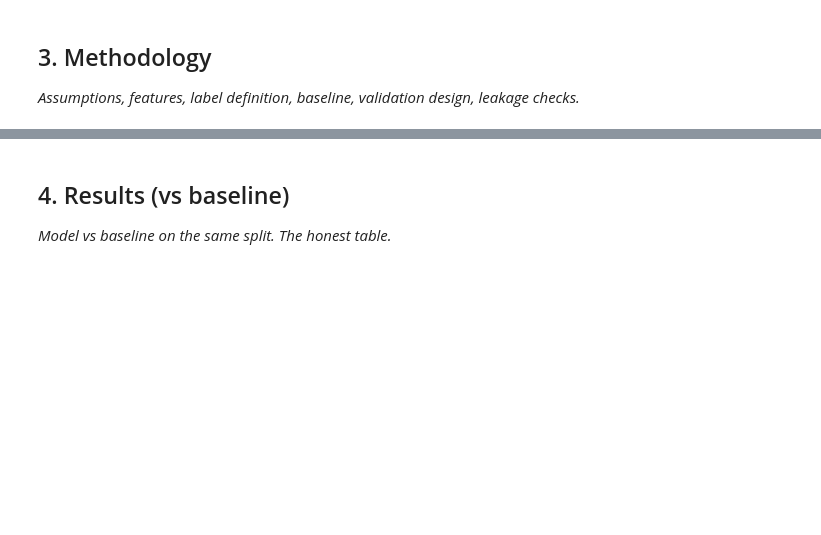
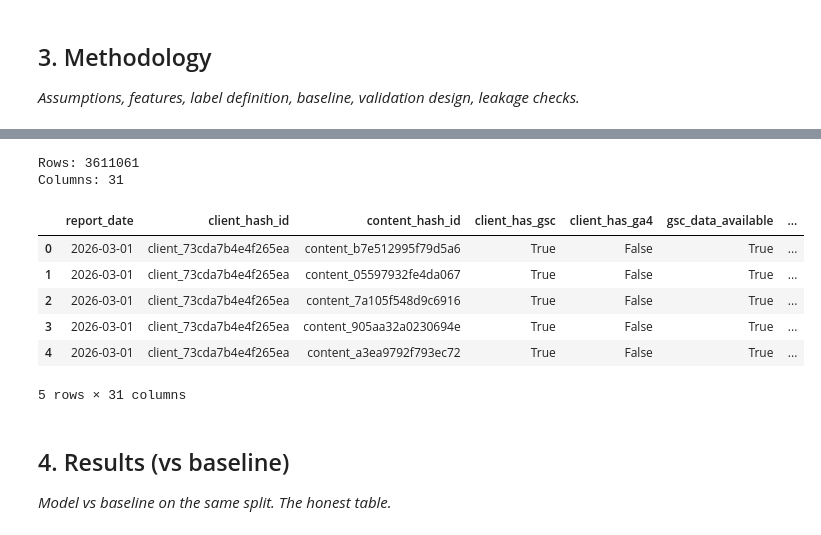
Before and after one commit to swiftcoder0/flyrank_intership_assignment, a Jupyter notebook: work/notebooks/capstone.ipynb, the cells around one changed output, grey strips where cells are left out. Drawn from its saved outputs; the diff is of its cells as text; code cells hidden in the pictures; blank space fills up the shorter version.

```diff
--- a/work/notebooks/capstone.ipynb
+++ b/work/notebooks/capstone.ipynb
@@ -21,3 +72,26 @@ This skeleton is yours to fill. Work the sections **in order** — each one has
+# %%
+
+march = con.sql("""
+    SELECT *
+    FROM read_parquet(
+        'hf://datasets/FlyRank/internship-warehouse/fact_content_daily_performance/month=2026-03/data_0.parquet'
+    )
+    WHERE gsc_data_available IS TRUE
+""").df()
+
+print("Rows:", len(march))
+print("Columns:", len(march.columns))
+march.head()
+# %% [output]
+Rows: 3611061
+Columns: 31
+|  | report_date | client_hash_id | content_hash_id | client_has_gsc | client_has_ga4 | gsc_data_available | ... |
+| 0 | 2026-03-01 | client_73cda7b4e4f265ea | content_b7e512995f79d5a6 | True | False | True | ... |
+| 1 | 2026-03-01 | client_73cda7b4e4f265ea | content_05597932fe4da067 | True | False | True | ... |
+| 2 | 2026-03-01 | client_73cda7b4e4f265ea | content_7a105f548d9c6916 | True | False | True | ... |
+| 3 | 2026-03-01 | client_73cda7b4e4f265ea | content_905aa32a0230694e | True | False | True | ... |
+| 4 | 2026-03-01 | client_73cda7b4e4f265ea | content_a3ea9792f793ec72 | True | False | True | ... |
+5 rows × 31 columns
 # %% [markdown]
 ## 4. Results (vs baseline)
 
```
Also changed, not shown: parts of 6 cells of this notebook.
